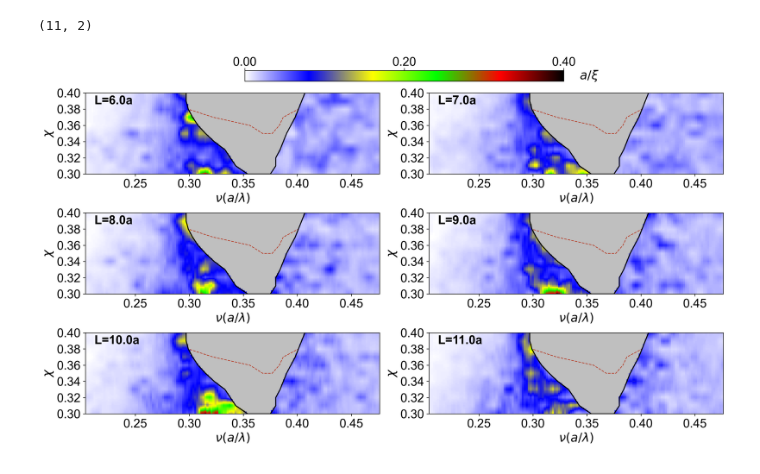
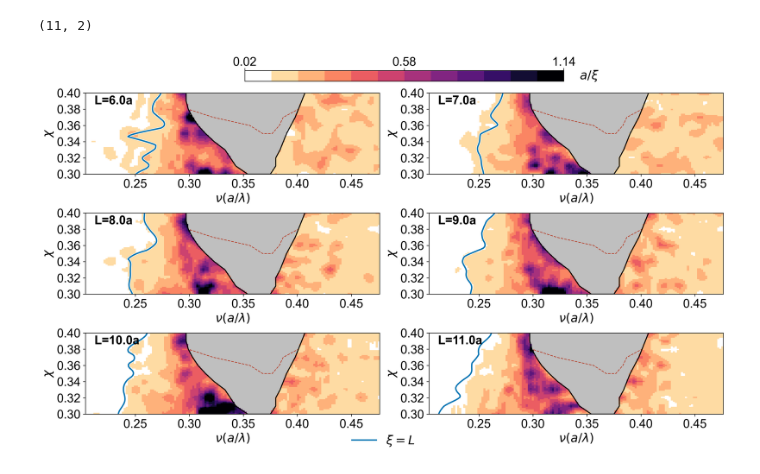
Before and after one commit to fhernandez93/LoadingPermittivityDistToSlabTransmission, a Jupyter notebook: Notebooks/2D SHU Project/20251010_frequency_analysis/20251211_Phase_Diagrams_L_sweep.ipynb, the cells around one changed output. Drawn from its saved outputs; the diff is of its cells as text; code cells hidden in the pictures.

Commit message:
2DSHU: Updated cmaps and added xi=L boundaries

```diff
--- a/Notebooks/2D SHU Project/20251010_frequency_analysis/20251211_Phase_Diagrams_L_sweep.ipynb
+++ b/Notebooks/2D SHU Project/20251010_frequency_analysis/20251211_Phase_Diagrams_L_sweep.ipynb
@@ -152,16 +174,32 @@ band_edge_array.shape
 (11, 2)
 # %%
 sizes = [6,7,8,9,10,11]
+
+# xi = c*L boundary on the low-nu side of the gap. The map is a/xi, so
+# xi > c*L  <=>  a/xi < 1/(c*L) (L in units of a). Light side of the line:
+# xi > c*L (extended on the sample scale); dark side: xi < c*L.
+# c=1 is the xi = L boundary; add factors (e.g. 2.0) for xi = 2L etc.
+c_factors = [1.0]
+# Okabe-Ito blues/green: safe for deutan/protan/tritan vision and distinct from
+# the warm (white-yellow-magenta-black) ramp and the red/black gap lines.
+xi_line_colors = ['#0072B2', '#56B4E9', '#009E73']
+xi_line_styles = ['-', '--', ':']
+xi_smooth_nu = 5     # bins of running mean along nu before thresholding
+xi_persist = 8       # bins the row must stay above threshold to count as the crossing
+xi_smooth_chi = 7    # rows of running mean applied to the boundary curve nu_b(chi)
 # %%
+from scipy.ndimage import uniform_filter1d
+import matplotlib.patheffects as pe
 f = moving_average(data_intensities_exit["f"]/td.C_0)
 j=0
 fig, ax = plt.subplots(3,2,figsize=(14, 8), dpi=300, constrained_layout=True)
 ax_flattened = ax.flatten()  # Flatten the 2D array of axes to 1D for easier indexing
-
+c=6
 cmap.set_bad(color='gray',alpha=0.5)  # Set masked bandgap region to gray
 
 ims = []            # keep image handles so we can share one colorbar
 global_vmin = np.inf
+global_vmax = np.inf
 for h, length in enumerate(data_intensities_exit["size"]):
     if h not in sizes:
         continue
@@ -212,11 +250,12 @@ for h, length in enumerate(data_intensities_exit["size"]):
     mask[chi_be_idx,:] = (f_grid >= f_low_interp) & (f_grid <= f_high_interp)
 
     value = np.ma.array(value, mask=mask)
-    value = value**2*length #This was changed from 1/d_L to (L*a)/d_L**2 = a/\xi
+    value = c*value**2*length #This was changed from 1/d_L to (c*L*a)/d_L**2 = a/\xi; value =1/d_L
     vmin = np.min(value)
     vmax = np.max(value)
 
     global_vmin = min(global_vmin, np.min(value))
+    global_vmax = min(global_vmax, np.max(value))
 
     im=ax_flattened[j].imshow(value, vmax=vmax, vmin=vmin,
                       extent =[np.min(f),np.max(f), 0.3,0.4],
@@ -225,40 +264,99 @@ for h, length in enumerate(data_intensities_exit["size"]):
                          aspect='auto')
     ims.append(im)
 
-    ax_flattened[j].plot(PBG_boundaries[0],PBG_boundaries[1],'k--',linewidth=1,color='#b63923')
+    # Single xi = c*L boundary on the low-nu side of the gap (no islands).
+    # Per chi row: smooth a/xi along nu, then take the first nu (left of the lower
+    # gap edge) where it rises above 1/(c*L) and stays above for xi_persist bins.
+    # The resulting nu_b(chi) is smoothed along chi and drawn as one line.
+    n_chi_img, n_f_img = value.shape
+    df_px = (np.max(f) - np.min(f)) / n_f_img
+    dchi_px = (0.4 - 0.3) / n_chi_img
+    f_centres = np.linspace(np.min(f) + df_px/2, np.max(f) - df_px/2, n_f_img)
+    chi_centres = np.linspace(0.3 + dchi_px/2, 0.4 - dchi_px/2, n_chi_img)
+    val_np = np.ma.filled(value, np.nan)
+    val_s = uniform_filter1d(np.nan_to_num(val_np, nan=np.nanmax(val_np)),
+                             size=xi_smooth_nu, axis=1, mode='nearest')
+    f_low_row = f_low_interp[:, 0]          # lower gap edge for every chi row
+    for ci, cfac in enumerate(c_factors):
+        level = 1.0 / (cfac * length)
+        nu_b = np.full(n_chi_img, np.nan)
+        for r in range(n_chi_img):
+            above = (f_centres < f_low_row[r]) & (val_s[r] >= level)
+            cs = np.concatenate([[0], np.cumsum(above)])
+            runs = cs[xi_persist:] - cs[:-xi_persist]
+            hit = np.flatnonzero(runs == xi_persist)
+            if hit.size == 0:
+                continue
+            k = hit[0]
+            if k == 0:
+                nu_b[r] = f_centres[0]
+            else:   # linear interpolation of the crossing between k-1 and k
+                v0, v1 = val_s[r, k-1], val_s[r, k]
+                t = np.clip((level - v0) / (v1 - v0), 0, 1) if v1 != v0 else 1.0
+                nu_b[r] = f_centres[k-1] + t * df_px
+        ok = np.isfinite(nu_b)
+        if ok.sum() < 2:
+            continue
+        # Rows with no crossing before the gap edge (xi > c*L all the way to the
+        # gap) stay blank; interior gaps are interpolated, the curve is smoothed
+        # along chi and clamped so it never enters the gap.
+        r0, r1 = np.flatnonzero(ok)[[0, -1]]
+        seg = slice(r0, r1 + 1)
+        nu_seg = np.interp(chi_centres[seg], chi_centres[ok], nu_b[ok])
+        nu_seg = uniform_filter1d(nu_seg, size=xi_smooth_chi, mode='nearest')
+        nu_b[:] = np.nan
+        nu_b[seg] = np.minimum(nu_seg, f_low_row[seg])
+        ax_flattened[j].plot(nu_b, chi_centres,
+                             color=xi_line_colors[ci % len(xi_line_colors)],
+                             linestyle=xi_line_styles[ci % len(xi_line_styles)],
+                             linewidth=2.0,
+                             path_effects=[pe.Stroke(linewidth=3.5, foreground='w'), pe.Normal()])
+
+
+    ax_flattened[j].plot(PBG_boundaries[0],PBG_boundaries[1],'--',linewidth=1,color='#b63923')
     ax_flattened[j].plot(low_nDOS_boundaries[0],low_nDOS_boundaries[1],'k-')
 
     ax_flattened[j].set_xlabel(rf"$\nu(a/\lambda)$")
     ax_flattened[j].set_ylabel(rf"$\chi$")
     ax_flattened[j].tick_params(axis='both', which='major')
     yticks = np.arange(0.3, 0.4, 0.02)
     ax_flattened[j].set_yticks(yticks)
     ax_flattened[j].set_yticklabels([f"{t:.2f}" for t in yticks])
     ax_flattened[j].tick_params(axis='x', which='both', labelbottom=True)
     xticks = np.arange(0.25, 0.481, 0.05)
     ax_flattened[j].set_xticks(xticks)
     ax_flattened[j].set_xticklabels([f"{t:.2f}" for t in xticks])
     ax_flattened[j].tick_params(axis='x', which='both', labelbottom=True)
     subplot_label = rf"L={length}a"
     # Panel label placed inside the axes so it never collides with the colorbar
     ax_flattened[j].text(0.03, 0.97, subplot_label, transform=ax_flattened[j].transAxes,
                          fontsize=18, fontweight='bold', va='top', ha='left', color='k')
     j=j+1
 
+# Legend for the xi = c*L boundaries (left/light side: xi > c*L)
+from matplotlib.lines import Line2D
+xi_handles = [Line2D([0], [0], color=xi_line_colors[ci % len(xi_line_colors)],
+                     linestyle=xi_line_styles[ci % len(xi_line_styles)], linewidth=2.0,
+                     label=(r"$\xi = L$" if cfac == 1.0 else rf"$\xi = {cfac:g}L$"))
+              for ci, cfac in enumerate(c_factors)]
+fig.legend(handles=xi_handles, loc='lower center', ncol=len(xi_handles),
+           frameon=False, bbox_to_anchor=(0.5, -0.03))
+
 # Put every subplot on the same color scale so a single colorbar is meaningful
 for im in ims:
-    im.set_clim(global_vmin, 0.4)
+    im.set_clim(global_vmin, global_vmax)
 
 # One shared colorbar, centered above all subplots. constrained_layout reserves
 # space for it, so it does not overlap the axes.
-ticks = np.linspace(global_vmin, 0.4, 3)
+ticks = np.linspace(global_vmin, global_vmax, 3)
 cbar = fig.colorbar(ims[-1], ax=ax_flattened, orientation='horizontal',
                     location="top", shrink=0.5, aspect=30, pad=0.02, ticks=ticks)
 cbar.ax.set_xticklabels([f"{t:.2f}" for t in ticks])
 cbar.ax.tick_params(labelsize=18, pad=0)
 cbar.ax.text(1.05, 0.5, rf"$a/ \xi$", va='center', ha='left', transform=cbar.ax.transAxes)
 
-plt.savefig(rf'./figures/phase_diagram_L_sweep.pdf', bbox_inches='tight')
+# plt.savefig(rf'./figures/phase_diagram_L_sweep.pdf', bbox_inches='tight')
+plt.savefig(rf'./figures/Fig_S2.pdf', bbox_inches='tight')
 plt.show()
 # %% [output]
-[figure, old version]
+[figure, new version]
```
Also changed, not shown: parts of 3 cells of this notebook, 1 other file.
